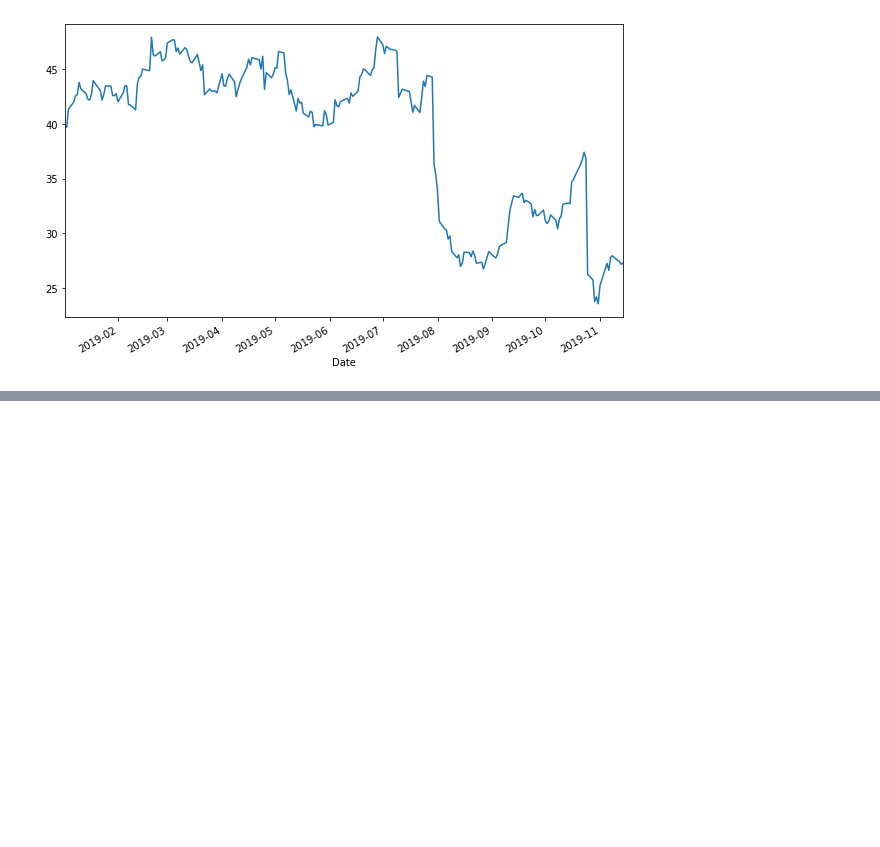
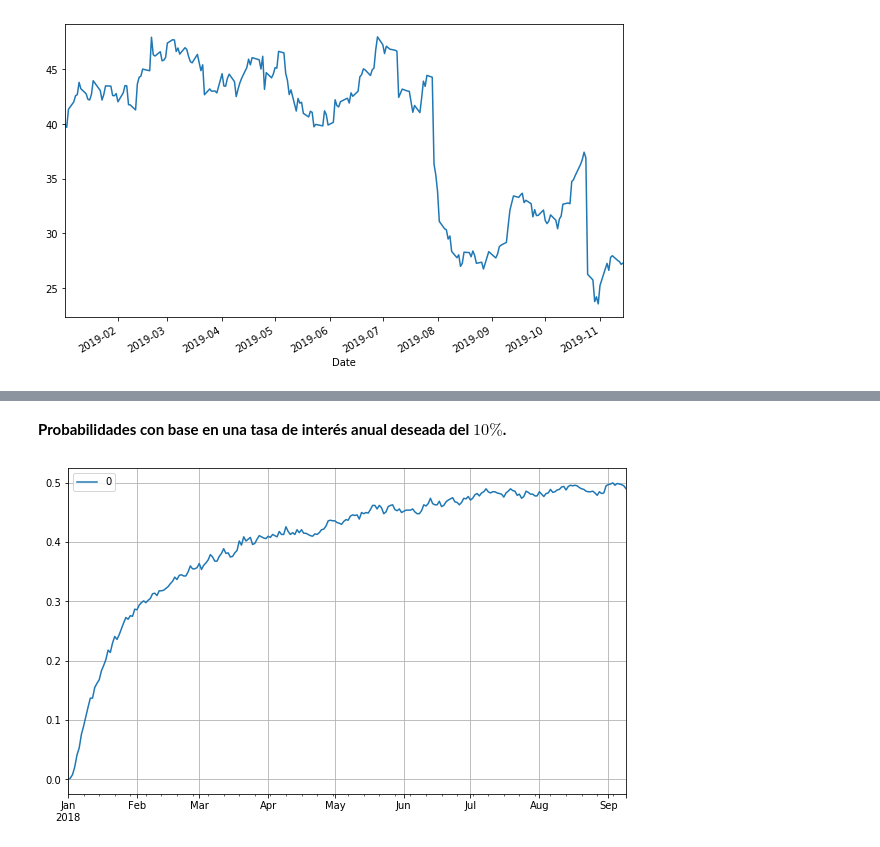
Before and after one commit to rodrigo-giron/Proyecto_modulo2., a Jupyter notebook: Proyecto_2.ipynb, the cells around one changed output, grey strips where cells are left out. Drawn from its saved outputs; the diff is of its cells as text; code cells hidden in the pictures; blank space fills up the shorter version.

```diff
--- a/Proyecto_2.ipynb
+++ b/Proyecto_2.ipynb
@@ -127,0 +142,9 @@ closes2018.GVA.plot(figsize=(10,6));
+# %% [markdown]
+**Probabilidades con base en una tasa de interés anual deseada del $10\%$.**
+# %%
+K_STRL = (1+0.1)*closes.iloc[-1].STRL
+DF = simcloses_STRL>K_STRL
+prob = pd.DataFrame(DF.sum(axis=1)/1000)
+prob.plot(figsize=(10,6), grid=True);
+# %% [output]
+[figure, added]
```
Also changed, not shown: parts of 12 cells of this notebook.
